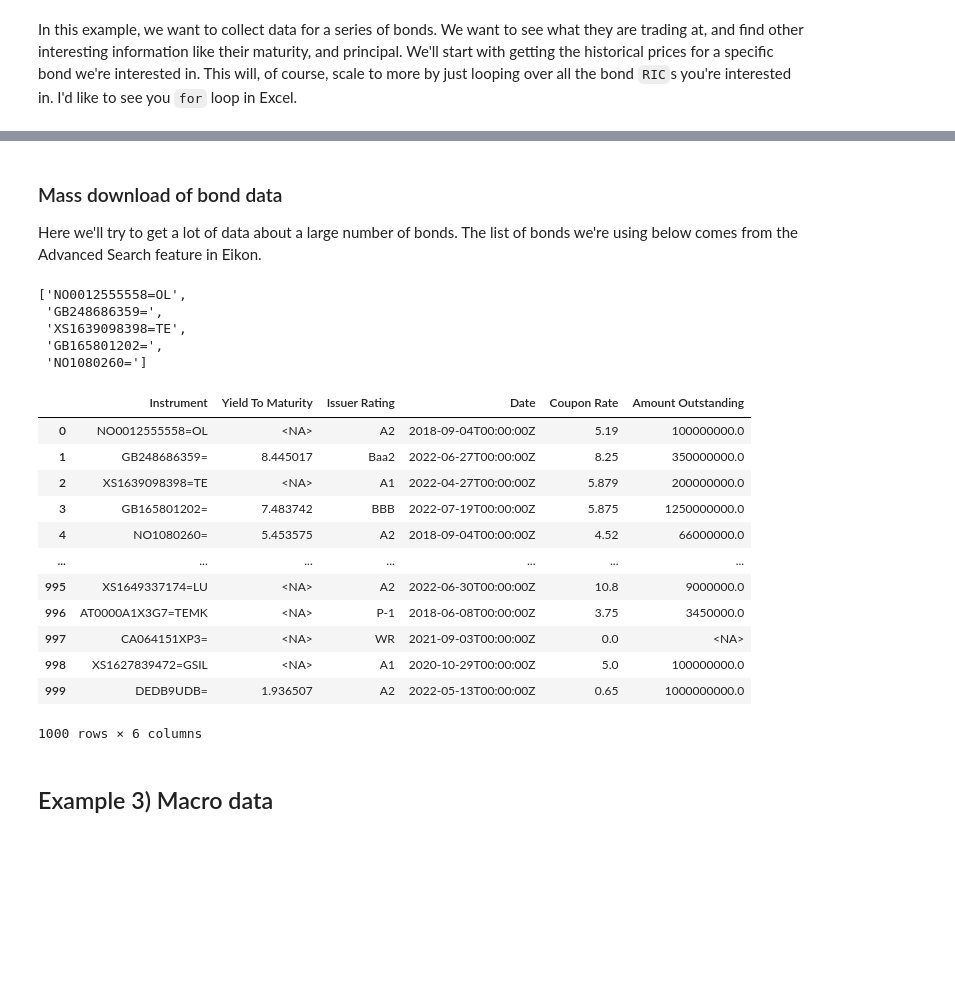
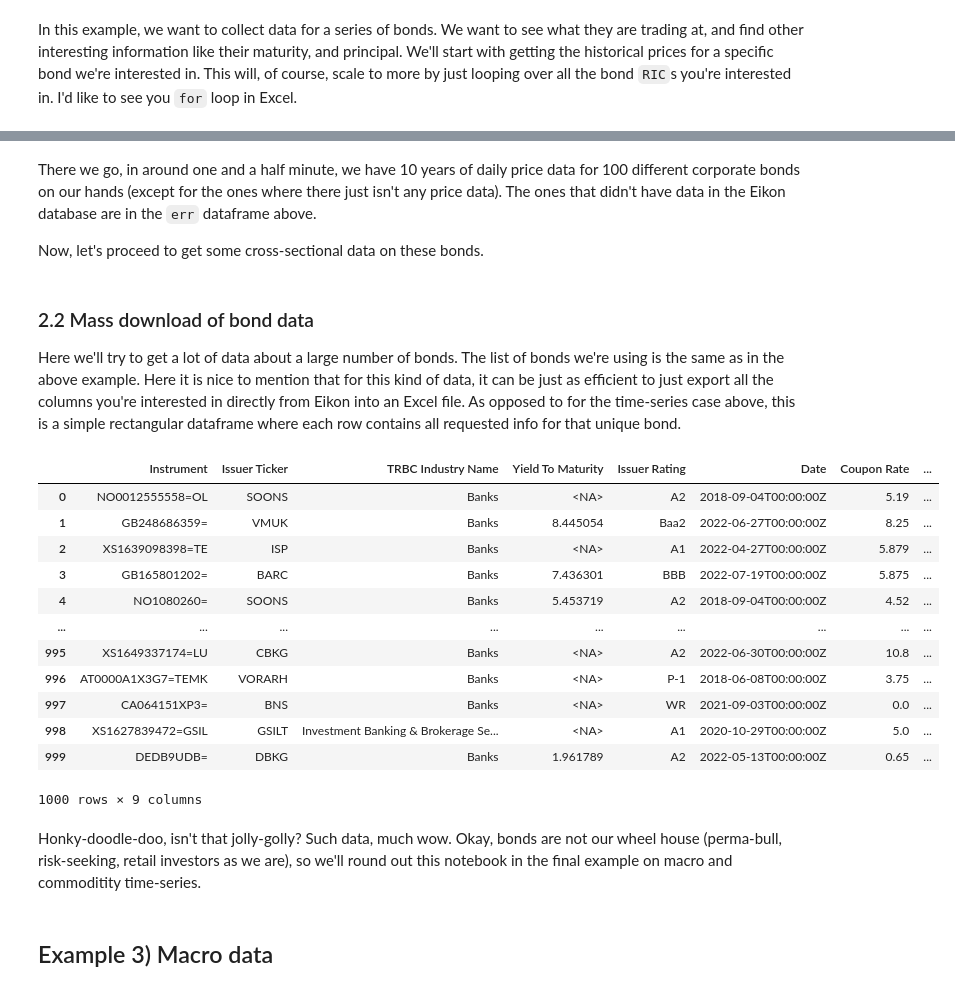
Before and after one commit to Krankile/eikon-wrapper, a Jupyter notebook: data_collection.ipynb, the cells around one changed output, grey strips where cells are left out. Saved outputs shown, nothing was run; the diff lists cells and outputs as text; code cells hidden in the pictures; blank space fills up the shorter version.

Commit message:
Finish bond example

```diff
--- a/data_collection.ipynb
+++ b/data_collection.ipynb
@@ -486,0 +488,5 @@ In this example, we want to collect data for a series of bonds. We want to see w
+# %%
+# The RIC column hides under the name 'Preferred RIC', don't know why..
+bond_rics = pd.read_excel("data/bond_rics.xlsx")["Preferred RIC"].to_list()
+print(len(bond_rics), "bond rics")
+bond_rics[:5]
@@ -542,44 +567,44 @@ err
+# %% [markdown]
+There we go, in around one and a half minute, we have 10 years of daily price data for 100 different corporate bonds on our hands (except for the ones where there just isn't any price data). The ones that didn't have data in the Eikon database are in the `err` dataframe above.
+
+Now, let's proceed to get some cross-sectional data on these bonds.
 # %% [markdown]
-### Mass download of bond data
+### 2.2 Mass download of bond data
 
-Here we'll try to get a lot of data about a large number of bonds. The list of bonds we're using below comes from the Advanced Search feature in Eikon.
+Here we'll try to get a lot of data about a large number of bonds. The list of bonds we're using is the same as in the above example. Here it is nice to mention that for this kind of data, it can be just as efficient to just export all the columns you're interested in directly from Eikon into an Excel file. As opposed to for the time-series case above, this is a simple rectangular dataframe where each row contains all requested info for that unique bond.
-# %%
-tickers = pd.read_excel("data/bond_tickers.xlsx")["Preferred RIC"].to_list()
-tickers[:5]
-# %% [output]
-['NO0012555558=OL',
- 'GB248686359=',
- 'XS1639098398=TE',
- 'GB165801202=',
- 'NO1080260=']
 # %%
 fields = [
+    "TR.IssuerTickerCode",
+    "TR.TRBCIndustry",
     "TR.FiMaturityStandardYield",
     "TR.IssuerRating",
     "TR.IR.RatingDate",
     "TR.CouponRate",
     "TR.CA.AmtOutstanding",
+    "TR.TRESGScore",
 ]
 
 ek_params = {"curn": curn}
 
-# Call Eikon server and show result
-df, err = get_data(tickers, fields, ek_params)
+# Call Eikon server and show result (we're not using date parameters as this data is static)
+df, err = get_data(bond_rics, fields, ek_params)
 df
 # %% [output]
-|  | Instrument | Yield To Maturity | Issuer Rating | Date | Coupon Rate | Amount Outstanding |
-| 0 | NO0012555558=OL | <NA> | A2 | 2018-09-04T00:00:00Z | 5.19 | 100000000.0 |
-| 1 | GB248686359= | 8.445017 | Baa2 | 2022-06-27T00:00:00Z | 8.25 | 350000000.0 |
-| 2 | XS1639098398=TE | <NA> | A1 | 2022-04-27T00:00:00Z | 5.879 | 200000000.0 |
-| 3 | GB165801202= | 7.483742 | BBB | 2022-07-19T00:00:00Z | 5.875 | 1250000000.0 |
-| 4 | NO1080260= | 5.453575 | A2 | 2018-09-04T00:00:00Z | 4.52 | 66000000.0 |
-| ... | ... | ... | ... | ... | ... | ... |
-| 995 | XS1649337174=LU | <NA> | A2 | 2022-06-30T00:00:00Z | 10.8 | 9000000.0 |
-| 996 | AT0000A1X3G7=TEMK | <NA> | P-1 | 2018-06-08T00:00:00Z | 3.75 | 3450000.0 |
-| 997 | CA064151XP3= | <NA> | WR | 2021-09-03T00:00:00Z | 0.0 | <NA> |
-| 998 | XS1627839472=GSIL | <NA> | A1 | 2020-10-29T00:00:00Z | 5.0 | 100000000.0 |
-| 999 | DEDB9UDB= | 1.936507 | A2 | 2022-05-13T00:00:00Z | 0.65 | 1000000000.0 |
+|  | Instrument | Issuer Ticker | TRBC Industry Name | Yield To Maturity | Issuer Rating | Date | Coupon Rate | ... |
+| 0 | NO0012555558=OL | SOONS | Banks | <NA> | A2 | 2018-09-04T00:00:00Z | 5.19 | ... |
+| 1 | GB248686359= | VMUK | Banks | 8.445054 | Baa2 | 2022-06-27T00:00:00Z | 8.25 | ... |
+| 2 | XS1639098398=TE | ISP | Banks | <NA> | A1 | 2022-04-27T00:00:00Z | 5.879 | ... |
+| 3 | GB165801202= | BARC | Banks | 7.436301 | BBB | 2022-07-19T00:00:00Z | 5.875 | ... |
+| 4 | NO1080260= | SOONS | Banks | 5.453719 | A2 | 2018-09-04T00:00:00Z | 4.52 | ... |
+| ... | ... | ... | ... | ... | ... | ... | ... | ... |
+| 995 | XS1649337174=LU | CBKG | Banks | <NA> | A2 | 2022-06-30T00:00:00Z | 10.8 | ... |
+| 996 | AT0000A1X3G7=TEMK | VORARH | Banks | <NA> | P-1 | 2018-06-08T00:00:00Z | 3.75 | ... |
+| 997 | CA064151XP3= | BNS | Banks | <NA> | WR | 2021-09-03T00:00:00Z | 0.0 | ... |
+| 998 | XS1627839472=GSIL | GSILT | Investment Banking & Brokerage Se... | <NA> | A1 | 2020-10-29T00:00:00Z | 5.0 | ... |
+| 999 | DEDB9UDB= | DBKG | Banks | 1.961789 | A2 | 2022-05-13T00:00:00Z | 0.65 | ... |
-1000 rows × 6 columns
+1000 rows × 9 columns
+# %% [markdown]
+Honky-doodle-doo, isn't that jolly-golly? Such data, much wow. Okay, bonds are not our wheel house (perma-bull, risk-seeking, retail investors as we are), so we'll round out this notebook in the final example on macro and commoditity time-series.
 # %% [markdown]
 ## Example 3) Macro data
 # %% [markdown]
```
Also changed, not shown: parts of 33 cells of this notebook, 1 other file.
